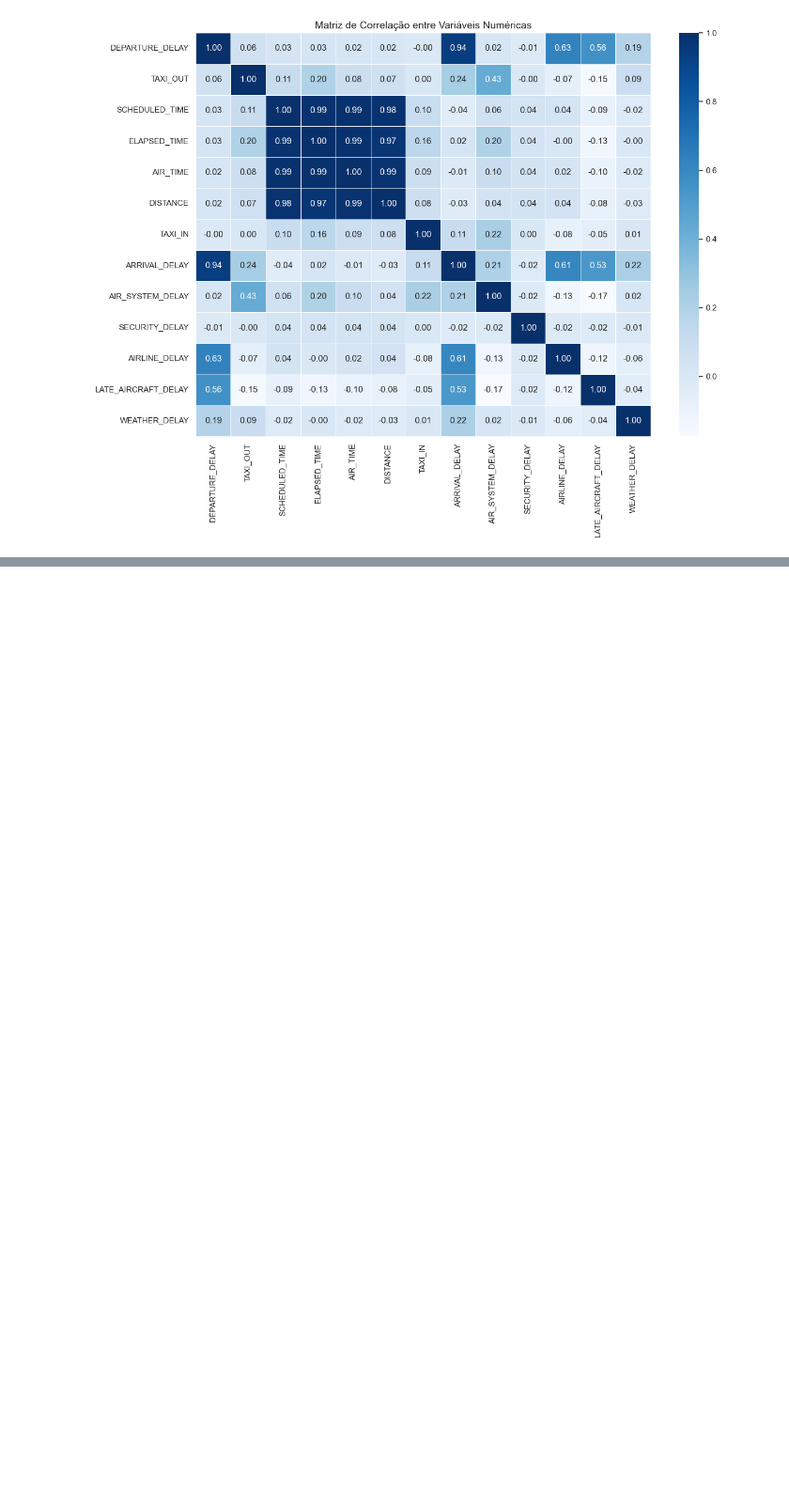
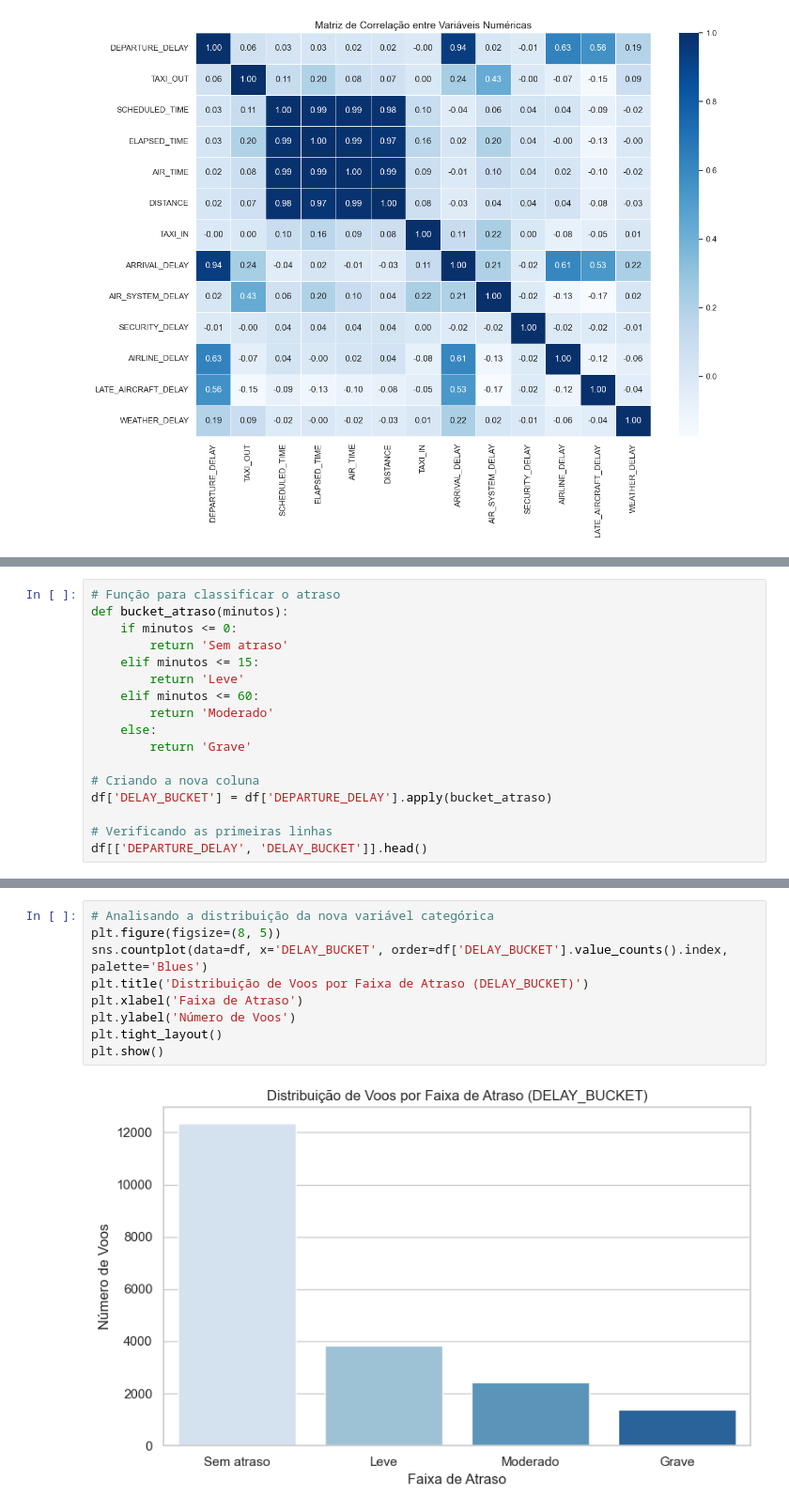
Before and after one commit to Szyfman/MVP_PUC_2, a Jupyter notebook: MVP_2_PUC_Daniel_Szyfman.ipynb, the cells around one changed output, grey strips where cells are left out. Shown at 94% size. Cells and saved outputs as stored; diff of their text form; blank space fills up the shorter version.

```diff
--- a/MVP_2_PUC_Daniel_Szyfman.ipynb
+++ b/MVP_2_PUC_Daniel_Szyfman.ipynb
@@ -329,0 +470,17 @@ plt.show()
+# %%
+# Função para classificar o atraso
+def bucket_atraso(minutos):
+    if minutos <= 0:
+        return 'Sem atraso'
+    elif minutos <= 15:
+        return 'Leve'
+    elif minutos <= 60:
+        return 'Moderado'
+    else:
+        return 'Grave'
+
+# Criando a nova coluna
+df['DELAY_BUCKET'] = df['DEPARTURE_DELAY'].apply(bucket_atraso)
+
+# Verificando as primeiras linhas
+df[['DEPARTURE_DELAY', 'DELAY_BUCKET']].head()
@@ -329,0 +500,11 @@ plt.show()
+# %%
+# Analisando a distribuição da nova variável categórica
+plt.figure(figsize=(8, 5))
+sns.countplot(data=df, x='DELAY_BUCKET', order=df['DELAY_BUCKET'].value_counts().index, palette='Blues')
+plt.title('Distribuição de Voos por Faixa de Atraso (DELAY_BUCKET)')
+plt.xlabel('Faixa de Atraso')
+plt.ylabel('Número de Voos')
+plt.tight_layout()
+plt.show()
+# %% [output]
+[figure, added]
```
Also changed, not shown: parts of 22 cells of this notebook.
